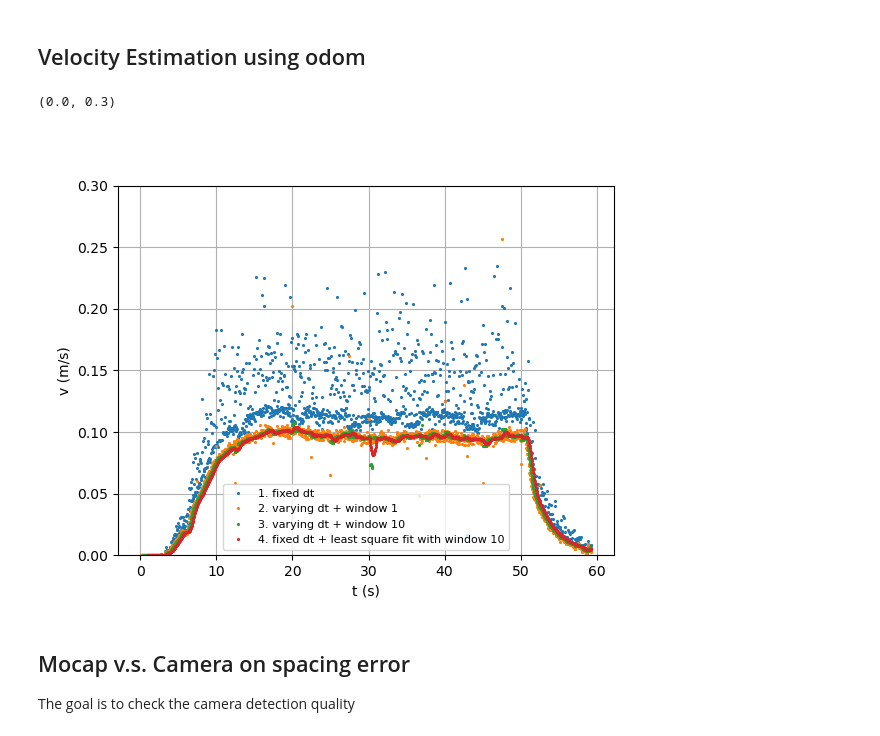
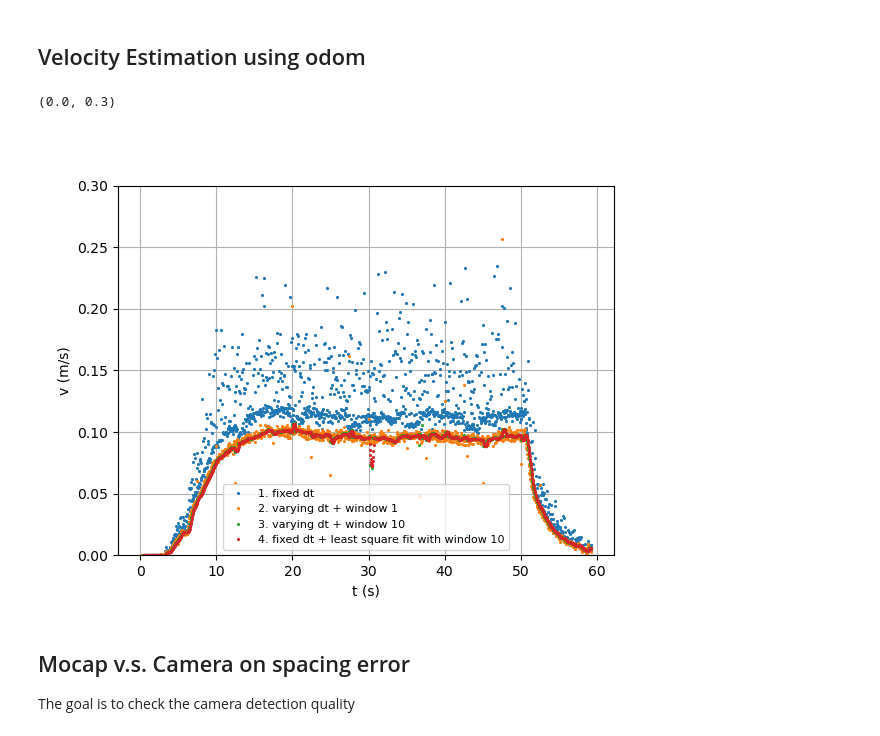
Before and after one commit to holyhenry/DSR_s_curve_tbot_test, a Jupyter notebook: plotting/scripts/system_test.ipynb, the cells around one changed output. Saved outputs shown, nothing was run; the diff lists cells and outputs as text; code cells hidden in the pictures.

Commit message:
update lst_sqr filter

```diff
--- a/plotting/scripts/system_test.ipynb
+++ b/plotting/scripts/system_test.ipynb
@@ -208,35 +208,35 @@ def least_square_filter(pose_array, time, filter_buffer, tau, ROBUST_L1=False):
 
             velocity_f.append(dist/tau)
             time_f.append(t_now)
             pose_f.append(pose)
 
             # remove the oldest info for next iter
             x.pop(0)
             y.pop(0)
 
     return velocity_f, time_f, pose_f
 
 normalize_t = t162-t162[0]
 
 dt_fix = 1/34
 dx_1, dt_1 = estimate_velocity(p162_o, normalize_t, n=1)
 dx_10, dt_10 = estimate_velocity(p162_o, normalize_t, n=10)
 dx_100, dt_100 = estimate_velocity(p162_o, normalize_t, n=100)
 
 velocity_f, time_f, _ = least_square_filter(p162_o, normalize_t,
-                                            filter_buffer=25, tau=0.04,
+                                            filter_buffer=15, tau=0.04,
                                             ROBUST_L1=False)
 
 plt.figure(); ms = 2.5
 plt.plot(normalize_t[1:], dx_1/dt_fix, '.', markersize=ms, label='1. fixed dt')
 plt.plot(normalize_t[1:], dx_1/dt_1, '.', markersize=ms, label='2. varying dt + window 1')
 plt.plot(normalize_t[10:], dx_10/dt_10, '.', markersize=ms, label='3. varying dt + window 10')
 plt.plot(time_f, velocity_f, '.', markersize=ms, label='4. fixed dt + least square fit with window 10')
 # plt.plot(normalize_t[100:], dx_100/dt_100, '.', markersize=ms, label='4. varying dt + window 100')
 plt.grid(); plt.legend(loc='lower center', fontsize=8); plt.xlabel('t (s)'); plt.ylabel('v (m/s)'); plt.ylim(0, 0.3)
 # %% [output]
 (0.0, 0.3)
-[figure, old version]
+[figure, new version]
 # %% [markdown]
 ## Mocap v.s. Camera on spacing error
 The goal is to check the camera detection quality
```
